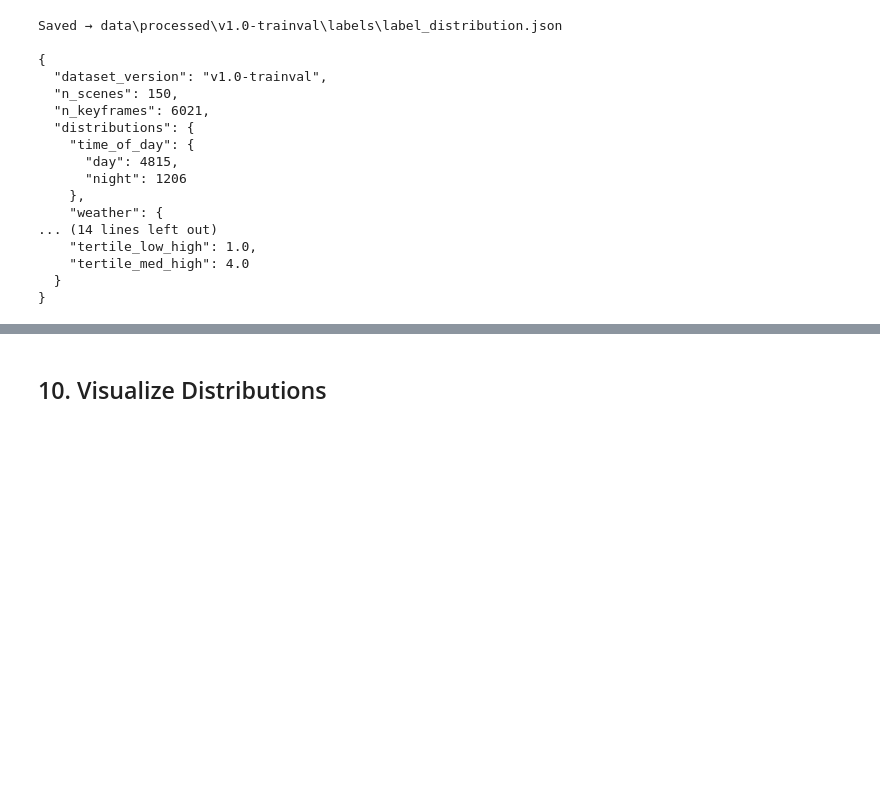
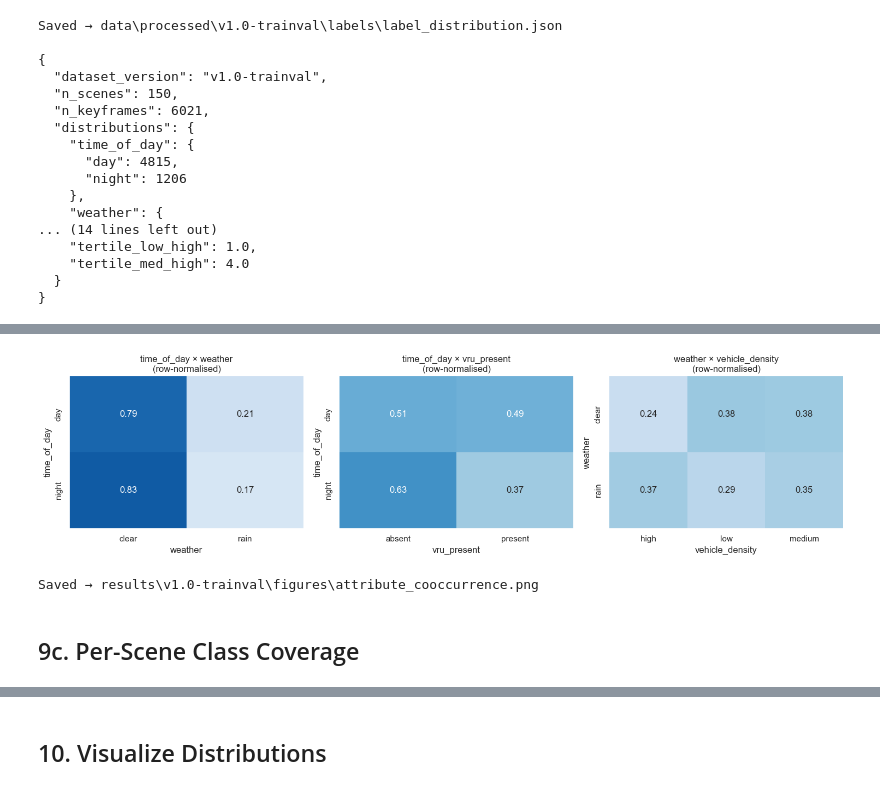
Before and after one commit to LeeMing988/nuscenes-scene-classification-ml, a Jupyter notebook: notebooks/v1.0-trainval/01_attribute_labels.ipynb, the cells around one changed output, grey strips where cells are left out. Cells and saved outputs as stored; diff of their text form; code cells hidden in the pictures; blank space fills up the shorter version.

```diff
--- a/notebooks/v1.0-trainval/01_attribute_labels.ipynb
+++ b/notebooks/v1.0-trainval/01_attribute_labels.ipynb
@@ -436,0 +439,25 @@ Saved → data\processed\v1.0-trainval\labels\label_distribution.json
+# %%
+# ============================================================
+# Cross-Attribute Co-Occurrence (Cramér's V) — subset
+# Mirrors the mini-stage analysis for a fair, consistent study
+# ============================================================
+from itertools import combinations
+
+def cramers_v(x, y):
+    """Cramér's V — categorical association strength, range [0, 1]."""
+    confusion = pd.crosstab(x, y)
+    chi2 = ((confusion - (confusion.sum(axis=1).values[:, None] * confusion.sum(axis=0).values / confusion.values.sum())) ** 2 /
+            (confusion.sum(axis=1).values[:, None] * confusion.sum(axis=0).values / confusion.values.sum())).sum().sum()
+    n = confusion.values.sum()
+    r, k = confusion.shape
+    denom = n * (min(r, k) - 1)
+    return float(np.sqrt(chi2 / denom)) if denom > 0 else 0.0
+
+attributes = list(attrs_info.keys())
+
+print("Pairwise Cramér's V (0 = independent, 1 = perfectly associated) — 150-scene subset:")
+cramers_results = {}
+for a, b in combinations(attributes, 2):
+    v = cramers_v(df[a], df[b])
+    cramers_results[f'{a}__{b}'] = round(v, 3)
+    print(f'  {a:18s} ↔ {b:18s}: {v:.3f}')
@@ -436,0 +472,20 @@ Saved → data\processed\v1.0-trainval\labels\label_distribution.json
+# %%
+# Visualise key attribute pairs (row-normalised contingency)
+fig, axes = plt.subplots(1, 3, figsize=(15, 4))
+pairs = [('time_of_day', 'weather'),
+         ('time_of_day', 'vru_present'),
+         ('weather', 'vehicle_density')]
+for ax, (a, b) in zip(axes, pairs):
+    ct = pd.crosstab(df[a], df[b], normalize='index')
+    sns.heatmap(ct, annot=True, fmt='.2f', cmap='Blues', vmin=0, vmax=1,
+                ax=ax, cbar=False)
+    ax.set_title(f'{a} × {b}\n(row-normalised)')
+plt.tight_layout()
+plt.savefig(FIG_DIR / 'attribute_cooccurrence.png', bbox_inches='tight')
+plt.show()
+print(f'Saved → {FIG_DIR / "attribute_cooccurrence.png"}')
+# %% [output]
+[figure, added]
+Saved → results\v1.0-trainval\figures\attribute_cooccurrence.png
+# %% [markdown]
+## 9c. Per-Scene Class Coverage
```
Also changed, not shown: parts of 4 cells of this notebook, 3 other files.
